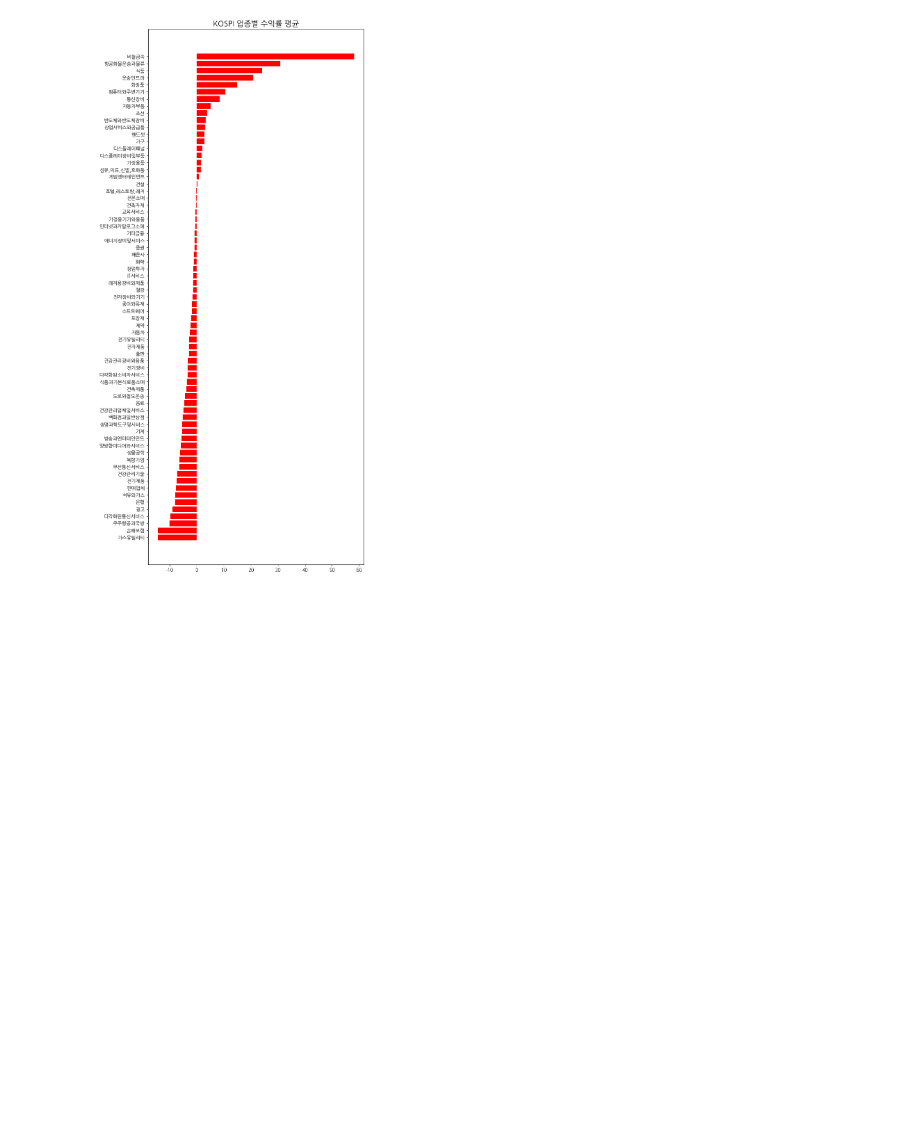
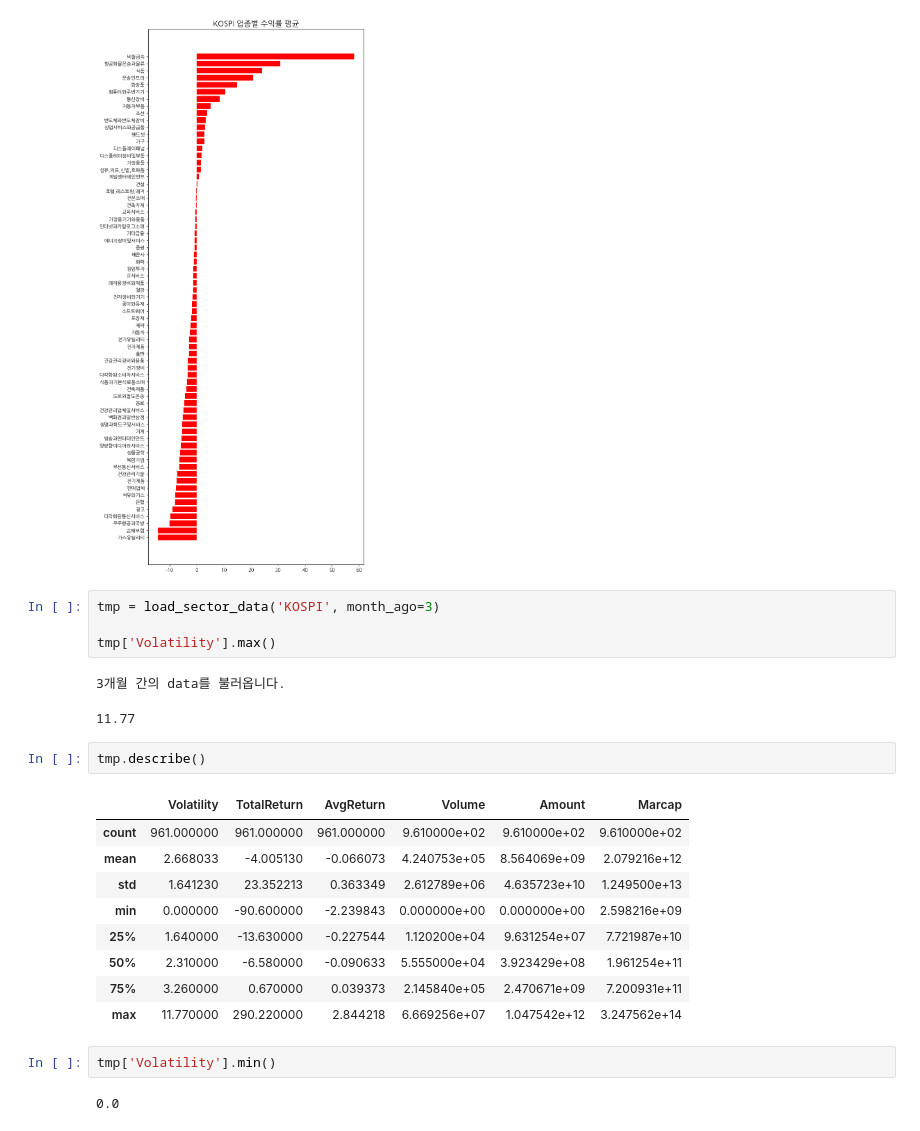
Before and after one commit to june2598/pythonstudy, a Jupyter notebook: project/sector_analysis(수익률).ipynb, the cells around one changed output. Drawn from its saved outputs; the diff is of its cells as text; blank space fills up the shorter version.

```diff
--- a/project/sector_analysis(수익률).ipynb
+++ b/project/sector_analysis(수익률).ipynb
@@ -471,3 +480,26 @@ plt.title('KOSPI 업종별 수익률 평균', fontsize=16)
 plt.show()
 # %% [output]
 [figure]
+# %%
+tmp = load_sector_data('KOSPI', month_ago=3)
+
+tmp['Volatility'].max()
+# %% [output]
+3개월 간의 data를 불러옵니다.
+11.77
+# %%
+tmp.describe()
+# %% [output]
+|  | Volatility | TotalReturn | AvgReturn | Volume | Amount | Marcap |
+| count | 961.000000 | 961.000000 | 961.000000 | 9.610000e+02 | 9.610000e+02 | 9.610000e+02 |
+| mean | 2.668033 | -4.005130 | -0.066073 | 4.240753e+05 | 8.564069e+09 | 2.079216e+12 |
+| std | 1.641230 | 23.352213 | 0.363349 | 2.612789e+06 | 4.635723e+10 | 1.249500e+13 |
+| min | 0.000000 | -90.600000 | -2.239843 | 0.000000e+00 | 0.000000e+00 | 2.598216e+09 |
+| 25% | 1.640000 | -13.630000 | -0.227544 | 1.120200e+04 | 9.631254e+07 | 7.721987e+10 |
+| 50% | 2.310000 | -6.580000 | -0.090633 | 5.555000e+04 | 3.923429e+08 | 1.961254e+11 |
+| 75% | 3.260000 | 0.670000 | 0.039373 | 2.145840e+05 | 2.470671e+09 | 7.200931e+11 |
+| max | 11.770000 | 290.220000 | 2.844218 | 6.669256e+07 | 1.047542e+12 | 3.247562e+14 |
+# %%
+tmp['Volatility'].min()
+# %% [output]
+0.0
```
Also changed, not shown: parts of 12 cells of this notebook, 24 other files.
